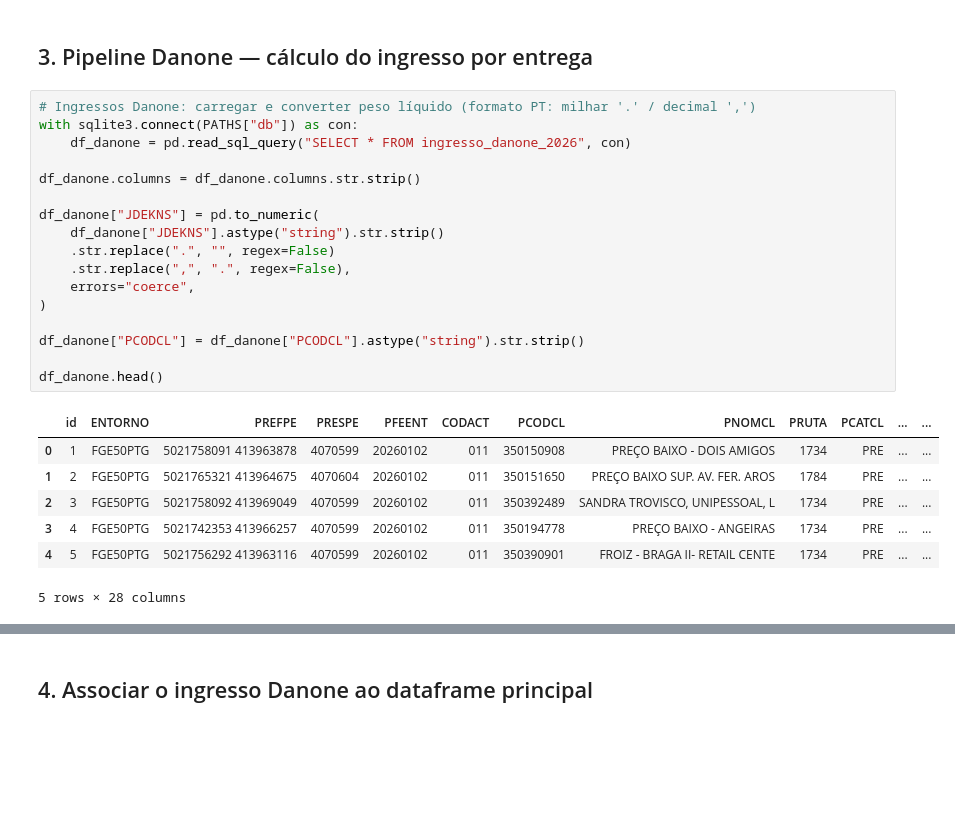
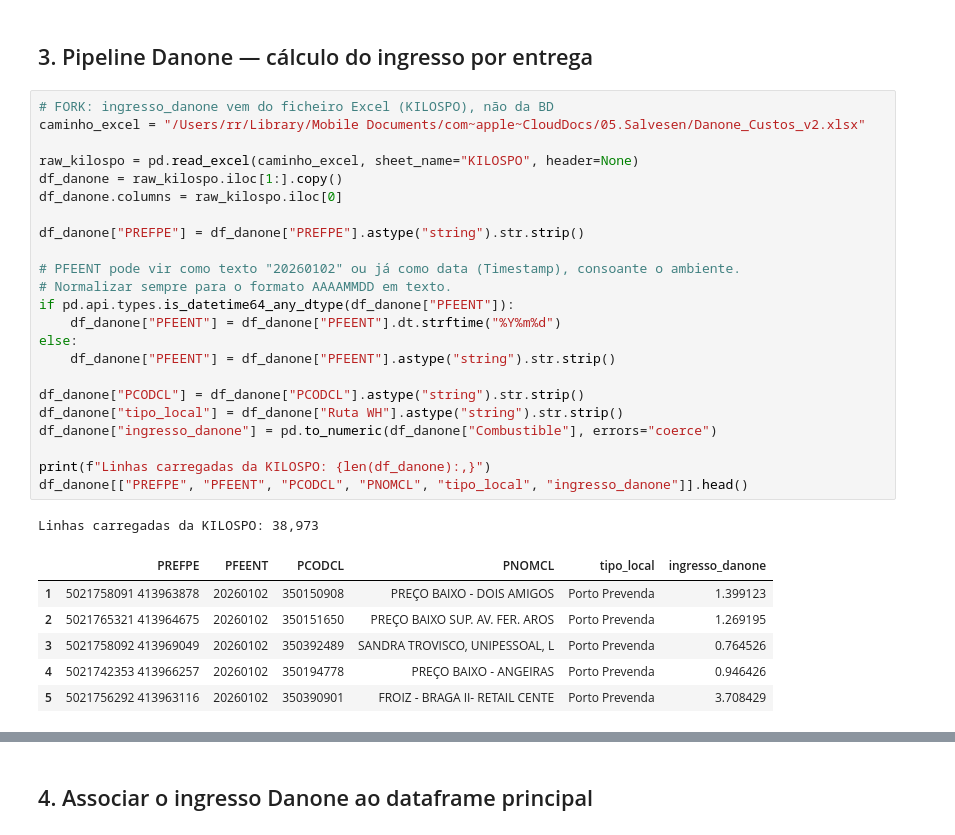
Before and after one commit to ruben-filipe-rocha/Salvesen, a Jupyter notebook: 02.Analise_Financeira/01_Fin_PBI_MAC_excel.ipynb, the cells around one changed output, grey strips where cells are left out. Drawn from its saved outputs; the diff is of its cells as text; blank space fills up the shorter version.

```diff
--- a/02.Analise_Financeira/01_Fin_PBI_MAC_excel.ipynb
+++ b/02.Analise_Financeira/01_Fin_PBI_MAC_excel.ipynb
@@ -87,27 +90,33 @@ df.head()
 # %% [markdown]
 ## 3. Pipeline Danone — cálculo do ingresso por entrega
 # %%
-# Ingressos Danone: carregar e converter peso líquido (formato PT: milhar '.' / decimal ',')
-with sqlite3.connect(PATHS["db"]) as con:
-    df_danone = pd.read_sql_query("SELECT * FROM ingresso_danone_2026", con)
+# FORK: ingresso_danone vem do ficheiro Excel (KILOSPO), não da BD
+caminho_excel = "/Users/rr/Library/Mobile Documents/com~apple~CloudDocs/05.Salvesen/Danone_Custos_v2.xlsx"
 
-df_danone.columns = df_danone.columns.str.strip()
+raw_kilospo = pd.read_excel(caminho_excel, sheet_name="KILOSPO", header=None)
+df_danone = raw_kilospo.iloc[1:].copy()
+df_danone.columns = raw_kilospo.iloc[0]
 
-df_danone["JDEKNS"] = pd.to_numeric(
-    df_danone["JDEKNS"].astype("string").str.strip()
-    .str.replace(".", "", regex=False)
-    .str.replace(",", ".", regex=False),
-    errors="coerce",
-)
+df_danone["PREFPE"] = df_danone["PREFPE"].astype("string").str.strip()
+
+# PFEENT pode vir como texto "20260102" ou já como data (Timestamp), consoante o ambiente.
+# Normalizar sempre para o formato AAAAMMDD em texto.
+if pd.api.types.is_datetime64_any_dtype(df_danone["PFEENT"]):
+    df_danone["PFEENT"] = df_danone["PFEENT"].dt.strftime("%Y%m%d")
+else:
+    df_danone["PFEENT"] = df_danone["PFEENT"].astype("string").str.strip()
 
 df_danone["PCODCL"] = df_danone["PCODCL"].astype("string").str.strip()
+df_danone["tipo_local"] = df_danone["Ruta WH"].astype("string").str.strip()
+df_danone["ingresso_danone"] = pd.to_numeric(df_danone["Combustible"], errors="coerce")
 
-df_danone.head()
+print(f"Linhas carregadas da KILOSPO: {len(df_danone):,}")
+df_danone[["PREFPE", "PFEENT", "PCODCL", "PNOMCL", "tipo_local", "ingresso_danone"]].head()
 # %% [output]
+Linhas carregadas da KILOSPO: 38,973
-|  | id | ENTORNO | PREFPE | PRESPE | PFEENT | CODACT | PCODCL | PNOMCL | PRUTA | PCATCL | ... | ... |
-| 0 | 1 | FGE50PTG | 5021758091 413963878 | 4070599 | 20260102 | 011 | 350150908 | PREÇO BAIXO - DOIS AMIGOS | 1734 | PRE | ... | ... |
-| 1 | 2 | FGE50PTG | 5021765321 413964675 | 4070604 | 20260102 | 011 | 350151650 | PREÇO BAIXO SUP. AV. FER. AROS | 1784 | PRE | ... | ... |
-| 2 | 3 | FGE50PTG | 5021758092 413969049 | 4070599 | 20260102 | 011 | 350392489 | SANDRA TROVISCO, UNIPESSOAL, L | 1734 | PRE | ... | ... |
-| 3 | 4 | FGE50PTG | 5021742353 413966257 | 4070599 | 20260102 | 011 | 350194778 | PREÇO BAIXO - ANGEIRAS | 1734 | PRE | ... | ... |
-| 4 | 5 | FGE50PTG | 5021756292 413963116 | 4070599 | 20260102 | 011 | 350390901 | FROIZ - BRAGA II- RETAIL CENTE | 1734 | PRE | ... | ... |
+|  | PREFPE | PFEENT | PCODCL | PNOMCL | tipo_local | ingresso_danone |
+| 1 | 5021758091 413963878 | 20260102 | 350150908 | PREÇO BAIXO - DOIS AMIGOS | Porto Prevenda | 1.399123 |
+| 2 | 5021765321 413964675 | 20260102 | 350151650 | PREÇO BAIXO SUP. AV. FER. AROS | Porto Prevenda | 1.269195 |
+| 3 | 5021758092 413969049 | 20260102 | 350392489 | SANDRA TROVISCO, UNIPESSOAL, L | Porto Prevenda | 0.764526 |
+| 4 | 5021742353 413966257 | 20260102 | 350194778 | PREÇO BAIXO - ANGEIRAS | Porto Prevenda | 0.946426 |
+| 5 | 5021756292 413963116 | 20260102 | 350390901 | FROIZ - BRAGA II- RETAIL CENTE | Porto Prevenda | 3.708429 |
-5 rows × 28 columns
```
Also changed, not shown: parts of 22 cells of this notebook.
